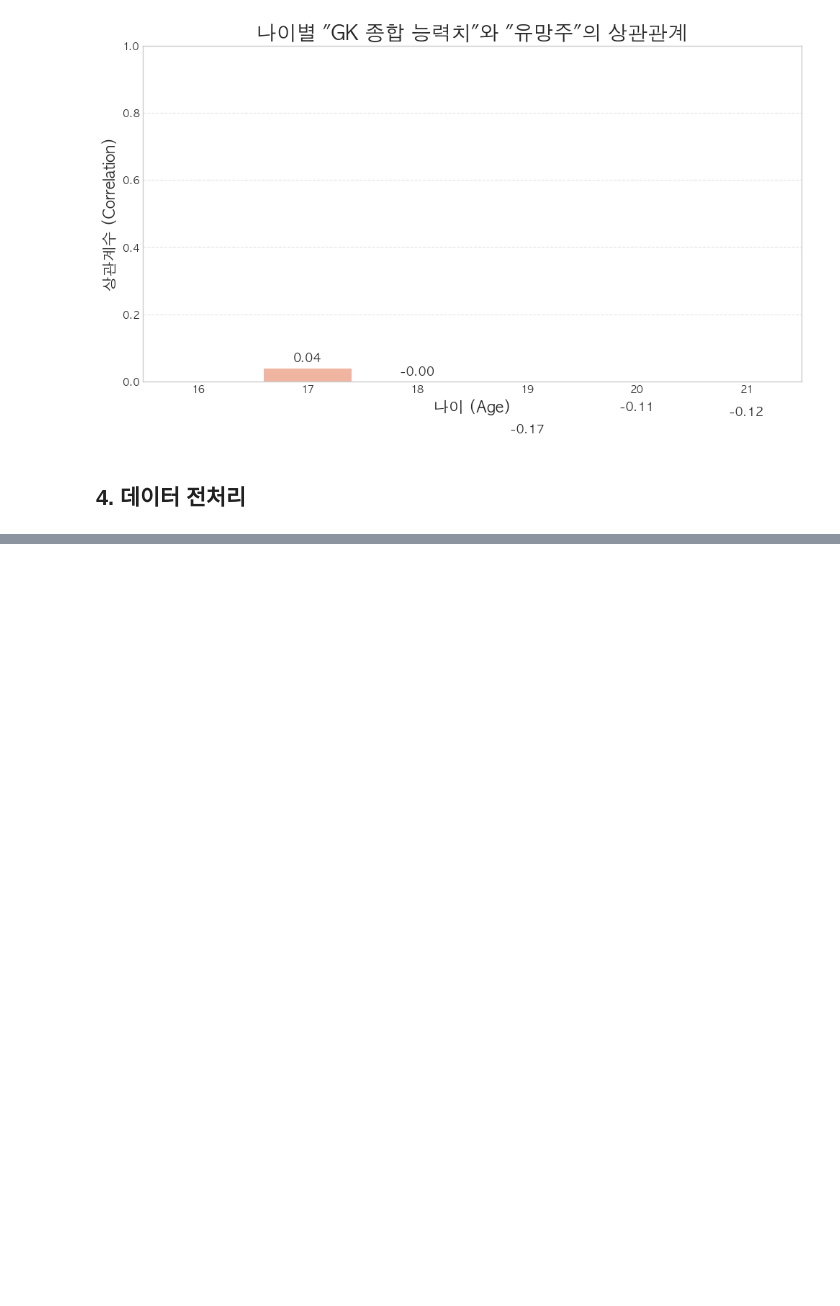
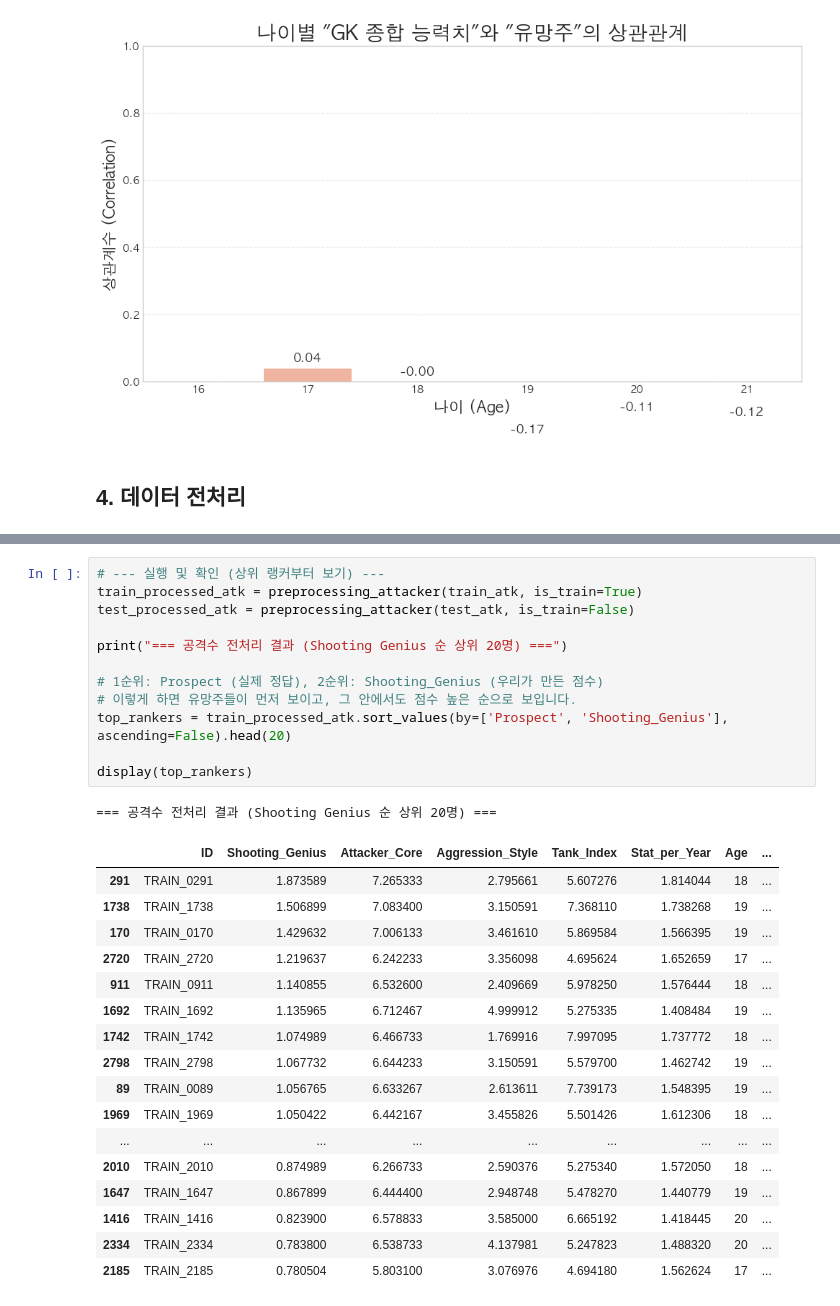
Before and after one commit to YNARU0818/Little-Sonny-analysis, a Jupyter notebook: littlesonny3.ipynb, the cells around one changed output, grey strips where cells are left out. Cells and saved outputs as stored; diff of their text form; blank space fills up the shorter version.

```diff
--- a/littlesonny3.ipynb
+++ b/littlesonny3.ipynb
@@ -691,0 +781,31 @@ plt.show()
+# %%
+# --- 실행 및 확인 (상위 랭커부터 보기) ---
+train_processed_atk = preprocessing_attacker(train_atk, is_train=True)
+test_processed_atk = preprocessing_attacker(test_atk, is_train=False)
+
+print("=== 공격수 전처리 결과 (Shooting Genius 순 상위 20명) ===")
+
+# 1순위: Prospect (실제 정답), 2순위: Shooting_Genius (우리가 만든 점수)
+# 이렇게 하면 유망주들이 먼저 보이고, 그 안에서도 점수 높은 순으로 보입니다.
+top_rankers = train_processed_atk.sort_values(by=['Prospect', 'Shooting_Genius'], ascending=False).head(20)
+
+display(top_rankers)
+# %% [output]
+=== 공격수 전처리 결과 (Shooting Genius 순 상위 20명) ===
+|  | ID | Shooting_Genius | Attacker_Core | Aggression_Style | Tank_Index | Stat_per_Year | Age | ... |
+| 291 | TRAIN_0291 | 1.873589 | 7.265333 | 2.795661 | 5.607276 | 1.814044 | 18 | ... |
+| 1738 | TRAIN_1738 | 1.506899 | 7.083400 | 3.150591 | 7.368110 | 1.738268 | 19 | ... |
+| 170 | TRAIN_0170 | 1.429632 | 7.006133 | 3.461610 | 5.869584 | 1.566395 | 19 | ... |
+| 2720 | TRAIN_2720 | 1.219637 | 6.242233 | 3.356098 | 4.695624 | 1.652659 | 17 | ... |
+| 911 | TRAIN_0911 | 1.140855 | 6.532600 | 2.409669 | 5.978250 | 1.576444 | 18 | ... |
+| 1692 | TRAIN_1692 | 1.135965 | 6.712467 | 4.999912 | 5.275335 | 1.408484 | 19 | ... |
+| 1742 | TRAIN_1742 | 1.074989 | 6.466733 | 1.769916 | 7.997095 | 1.737772 | 18 | ... |
+| 2798 | TRAIN_2798 | 1.067732 | 6.644233 | 3.150591 | 5.579700 | 1.462742 | 19 | ... |
+| 89 | TRAIN_0089 | 1.056765 | 6.633267 | 2.613611 | 7.739173 | 1.548395 | 19 | ... |
+| 1969 | TRAIN_1969 | 1.050422 | 6.442167 | 3.455826 | 5.501426 | 1.612306 | 18 | ... |
+| ... | ... | ... | ... | ... | ... | ... | ... | ... |
+| 2010 | TRAIN_2010 | 0.874989 | 6.266733 | 2.590376 | 5.275340 | 1.572050 | 18 | ... |
+| 1647 | TRAIN_1647 | 0.867899 | 6.444400 | 2.948748 | 5.478270 | 1.440779 | 19 | ... |
+| 1416 | TRAIN_1416 | 0.823900 | 6.578833 | 3.585000 | 6.665192 | 1.418445 | 20 | ... |
+| 2334 | TRAIN_2334 | 0.783800 | 6.538733 | 4.137981 | 5.247823 | 1.488320 | 20 | ... |
+| 2185 | TRAIN_2185 | 0.780504 | 5.803100 | 3.076976 | 4.694180 | 1.562624 | 17 | ... |
```
Also changed, not shown: parts of 8 cells of this notebook.
